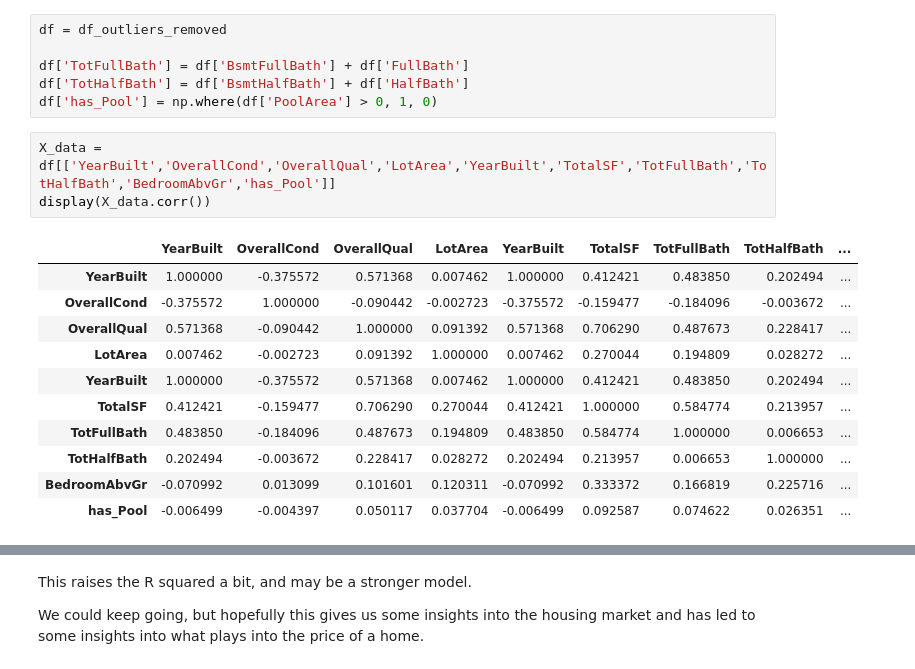
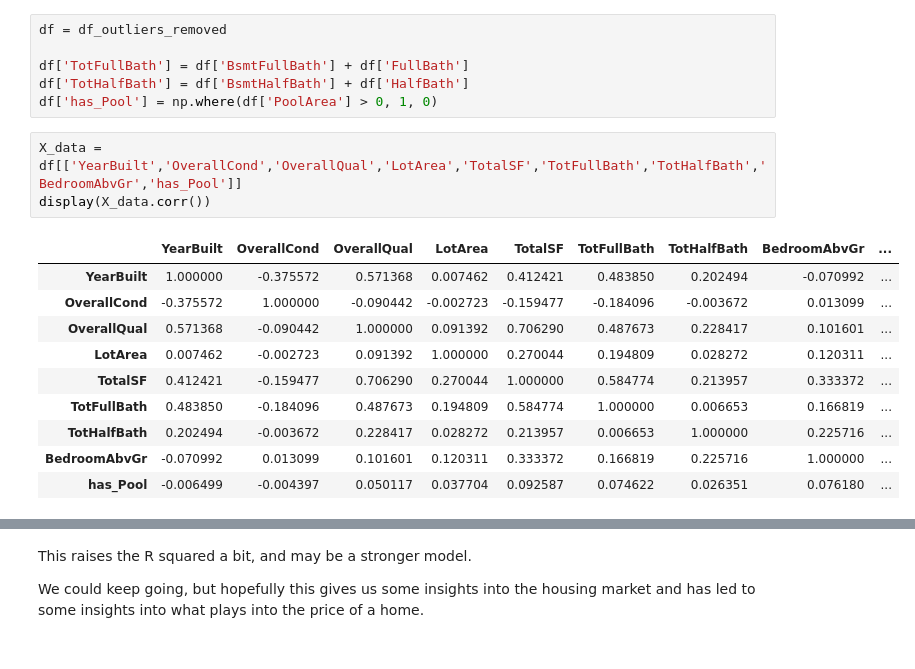
Before and after one commit to amjcosta/Kaggle, a Jupyter notebook: house_price_prediction/general_analysis.ipynb, the cells around one changed output, grey strips where cells are left out. Cells and saved outputs as stored; diff of their text form.

Commit message:
wow, I put YearBuilt into m model twice.

```diff
--- a/house_price_prediction/general_analysis.ipynb
+++ b/house_price_prediction/general_analysis.ipynb
@@ -492,20 +493,19 @@ df['TotFullBath'] = df['BsmtFullBath'] + df['FullBath']
 df['TotHalfBath'] = df['BsmtHalfBath'] + df['HalfBath']
 df['has_Pool'] = np.where(df['PoolArea'] > 0, 1, 0)
 # %%
-X_data = df[['YearBuilt','OverallCond','OverallQual','LotArea','YearBuilt','TotalSF','TotFullBath','TotHalfBath','BedroomAbvGr','has_Pool']]
+X_data = df[['YearBuilt','OverallCond','OverallQual','LotArea','TotalSF','TotFullBath','TotHalfBath','BedroomAbvGr','has_Pool']]
 display(X_data.corr())
 # %% [output]
-|  | YearBuilt | OverallCond | OverallQual | LotArea | YearBuilt | TotalSF | TotFullBath | TotHalfBath | ... |
-| YearBuilt | 1.000000 | -0.375572 | 0.571368 | 0.007462 | 1.000000 | 0.412421 | 0.483850 | 0.202494 | ... |
-| OverallCond | -0.375572 | 1.000000 | -0.090442 | -0.002723 | -0.375572 | -0.159477 | -0.184096 | -0.003672 | ... |
-| OverallQual | 0.571368 | -0.090442 | 1.000000 | 0.091392 | 0.571368 | 0.706290 | 0.487673 | 0.228417 | ... |
-| LotArea | 0.007462 | -0.002723 | 0.091392 | 1.000000 | 0.007462 | 0.270044 | 0.194809 | 0.028272 | ... |
-| YearBuilt | 1.000000 | -0.375572 | 0.571368 | 0.007462 | 1.000000 | 0.412421 | 0.483850 | 0.202494 | ... |
-| TotalSF | 0.412421 | -0.159477 | 0.706290 | 0.270044 | 0.412421 | 1.000000 | 0.584774 | 0.213957 | ... |
-| TotFullBath | 0.483850 | -0.184096 | 0.487673 | 0.194809 | 0.483850 | 0.584774 | 1.000000 | 0.006653 | ... |
-| TotHalfBath | 0.202494 | -0.003672 | 0.228417 | 0.028272 | 0.202494 | 0.213957 | 0.006653 | 1.000000 | ... |
-| BedroomAbvGr | -0.070992 | 0.013099 | 0.101601 | 0.120311 | -0.070992 | 0.333372 | 0.166819 | 0.225716 | ... |
-| has_Pool | -0.006499 | -0.004397 | 0.050117 | 0.037704 | -0.006499 | 0.092587 | 0.074622 | 0.026351 | ... |
+|  | YearBuilt | OverallCond | OverallQual | LotArea | TotalSF | TotFullBath | TotHalfBath | BedroomAbvGr | ... |
+| YearBuilt | 1.000000 | -0.375572 | 0.571368 | 0.007462 | 0.412421 | 0.483850 | 0.202494 | -0.070992 | ... |
+| OverallCond | -0.375572 | 1.000000 | -0.090442 | -0.002723 | -0.159477 | -0.184096 | -0.003672 | 0.013099 | ... |
+| OverallQual | 0.571368 | -0.090442 | 1.000000 | 0.091392 | 0.706290 | 0.487673 | 0.228417 | 0.101601 | ... |
+| LotArea | 0.007462 | -0.002723 | 0.091392 | 1.000000 | 0.270044 | 0.194809 | 0.028272 | 0.120311 | ... |
+| TotalSF | 0.412421 | -0.159477 | 0.706290 | 0.270044 | 1.000000 | 0.584774 | 0.213957 | 0.333372 | ... |
+| TotFullBath | 0.483850 | -0.184096 | 0.487673 | 0.194809 | 0.584774 | 1.000000 | 0.006653 | 0.166819 | ... |
+| TotHalfBath | 0.202494 | -0.003672 | 0.228417 | 0.028272 | 0.213957 | 0.006653 | 1.000000 | 0.225716 | ... |
+| BedroomAbvGr | -0.070992 | 0.013099 | 0.101601 | 0.120311 | 0.333372 | 0.166819 | 0.225716 | 1.000000 | ... |
+| has_Pool | -0.006499 | -0.004397 | 0.050117 | 0.037704 | 0.092587 | 0.074622 | 0.026351 | 0.076180 | ... |
 # %%
 y = df['SalePrice']
 X = X_data
```
Also changed, not shown: parts of 5 cells of this notebook.
